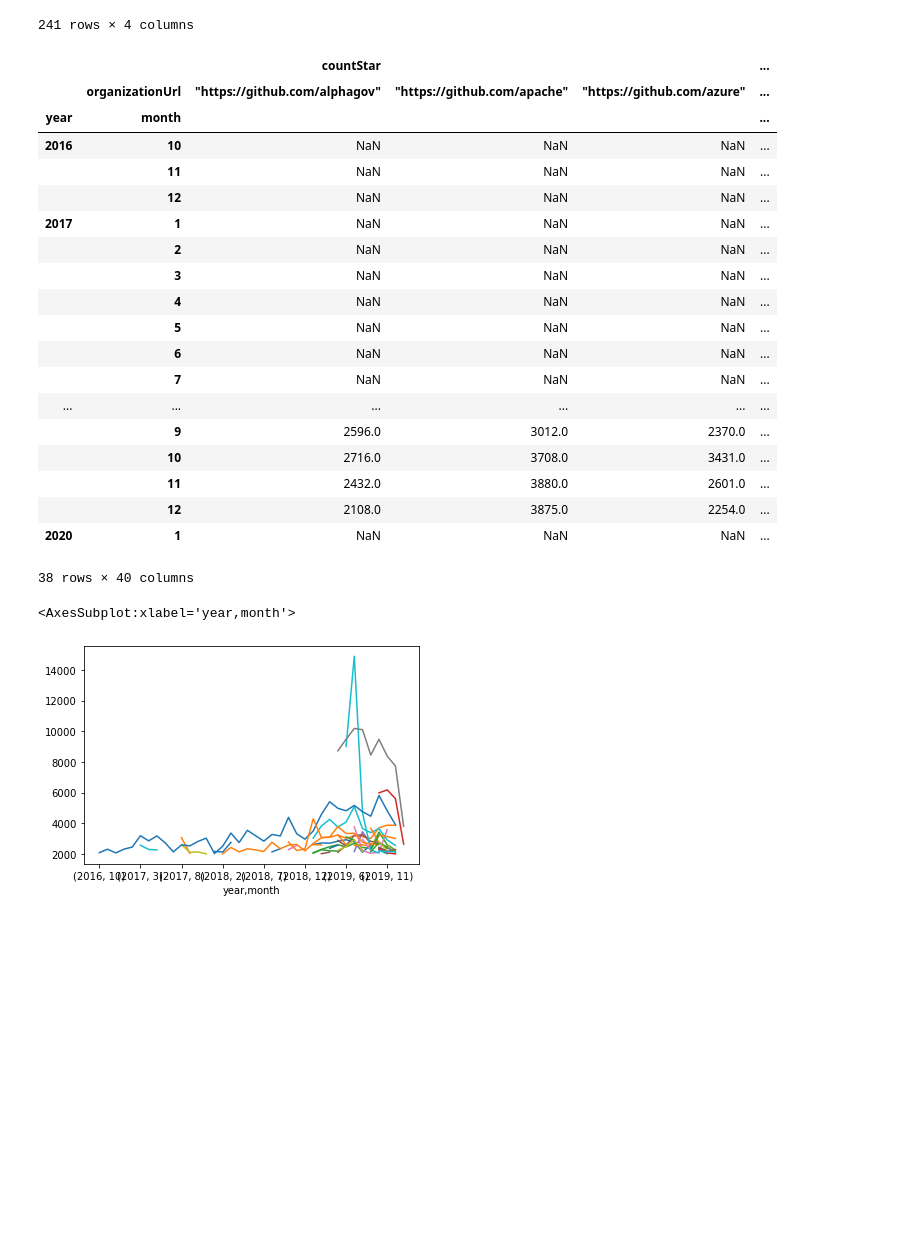
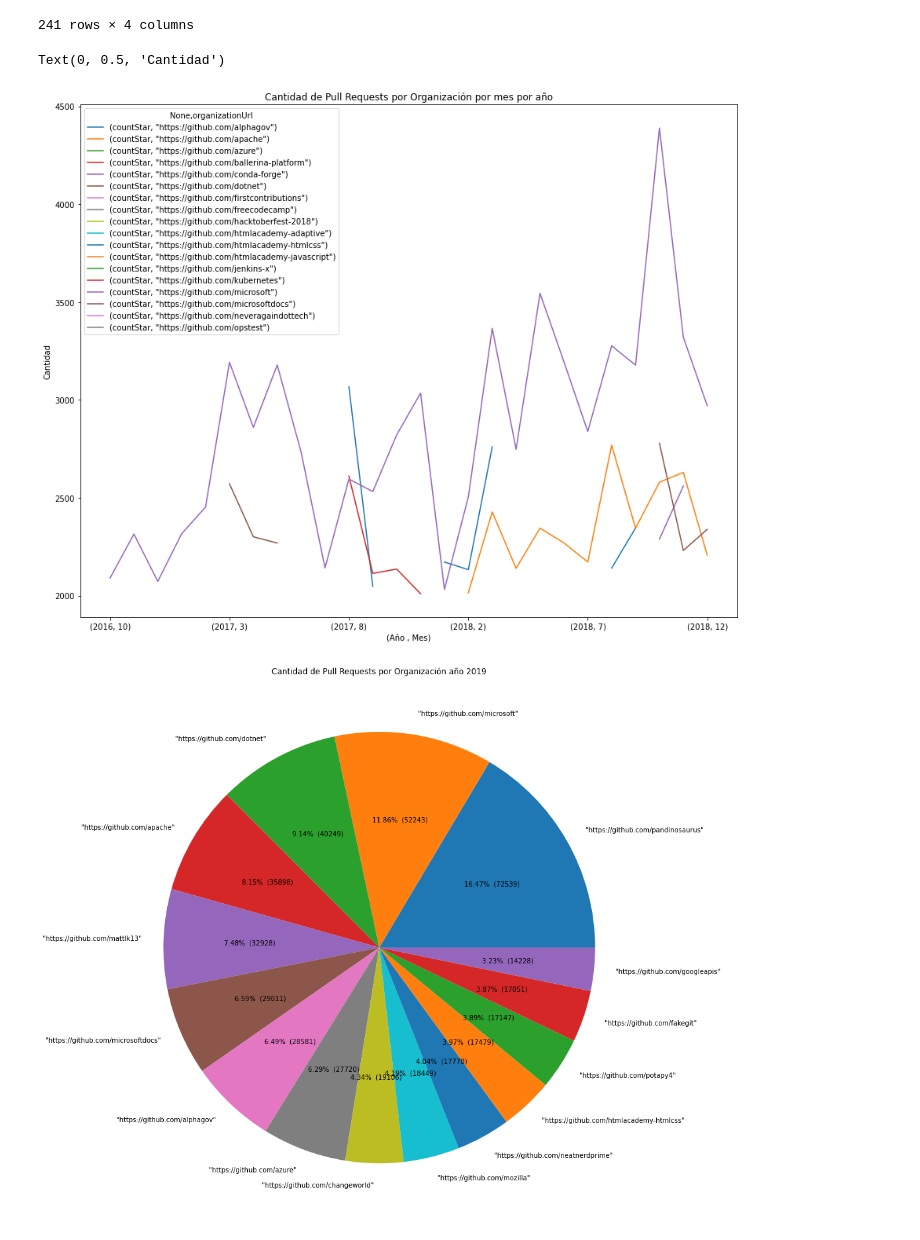
Before and after one commit to mnmallea/tp_procesamiento_seniales, a Jupyter notebook: notebooks/prueba.ipynb, the cells around one changed output. Cells and saved outputs as stored; diff of their text form; code cells hidden in the pictures; blank space fills up the shorter version.

```diff
--- a/notebooks/prueba.ipynb
+++ b/notebooks/prueba.ipynb
@@ -80,33 +80,40 @@ final_data
 | 2913 | "https://github.com/test-organiza... | 11 | 2019 | 2145 |
 | 2914 | "https://github.com/test-organiza... | 12 | 2019 | 2148 |
 241 rows × 4 columns
-# %%
-plot_data = pd.pivot_table(final_data, index=['year', 'month'], columns=['organizationUrl'])
-
-plot_data
-# %% [output]
-|  |  | countStar |  |  | ... |
-|  | organizationUrl | "https://github.com/alphagov" | "https://github.com/apache" | "https://github.com/azure" | ... |
-| year | month |  |  |  | ... |
-| 2016 | 10 | NaN | NaN | NaN | ... |
-|  | 11 | NaN | NaN | NaN | ... |
-|  | 12 | NaN | NaN | NaN | ... |
-| 2017 | 1 | NaN | NaN | NaN | ... |
-|  | 2 | NaN | NaN | NaN | ... |
-|  | 3 | NaN | NaN | NaN | ... |
-|  | 4 | NaN | NaN | NaN | ... |
-|  | 5 | NaN | NaN | NaN | ... |
-|  | 6 | NaN | NaN | NaN | ... |
-|  | 7 | NaN | NaN | NaN | ... |
-| ... | ... | ... | ... | ... | ... |
-|  | 9 | 2596.0 | 3012.0 | 2370.0 | ... |
-|  | 10 | 2716.0 | 3708.0 | 3431.0 | ... |
-|  | 11 | 2432.0 | 3880.0 | 2601.0 | ... |
-|  | 12 | 2108.0 | 3875.0 | 2254.0 | ... |
-| 2020 | 1 | NaN | NaN | NaN | ... |
-38 rows × 40 columns
-# %%
-plot_data.plot(legend=False)
-# %% [output]
-<AxesSubplot:xlabel='year,month'>
-[figure, removed]
+# %%
+plot_data2018 = pd.pivot_table(final_data[final_data.year <2019], index=['year', 'month'], columns=['organizationUrl'])
+
+
+plot_data2019Group = final_data[final_data.year ==2019].groupby(['organizationUrl'])
+
+plot_data2019 = plot_data2019Group.sum().sort_values('countStar',ascending=False)
+
+plot_data2020Group = final_data[final_data.year ==2020].groupby(['organizationUrl'])
+
+plot_data2020 = plot_data2020Group.sum().sort_values('countStar',ascending=False)
+# %%
+plot = plot_data2018.plot(legend=True,figsize=(15,12),title='Cantidad de Pull Requests por Organización por mes por año')
+plot.set_xlabel("(Año , Mes)")
+plot.set_ylabel("Cantidad")
+# %% [output]
+Text(0, 0.5, 'Cantidad')
+[figure, added]
+# %%
+
+
+labels = plot_data2019.index
+plt.figure(figsize=(15,15))
+
+def make_autopct(values):
+       def my_autopct(pct):
+           total = sum(values)
+           val = int(round(pct*total/100.0))
+           return '{p:.2f}%  ({v:d})'.format(p=pct,v=val)
+       return my_autopct
+
+plt.pie(plot_data2019.countStar[:15] ,labels = labels[:15],autopct=make_autopct(plot_data2019.countStar[:15]))
+plt.title('Cantidad de Pull Requests por Organización año 2019')
+
+plt.show()
+# %% [output]
+[figure, added]
```
Also changed, not shown: parts of 1 cell of this notebook, 1 other file.
